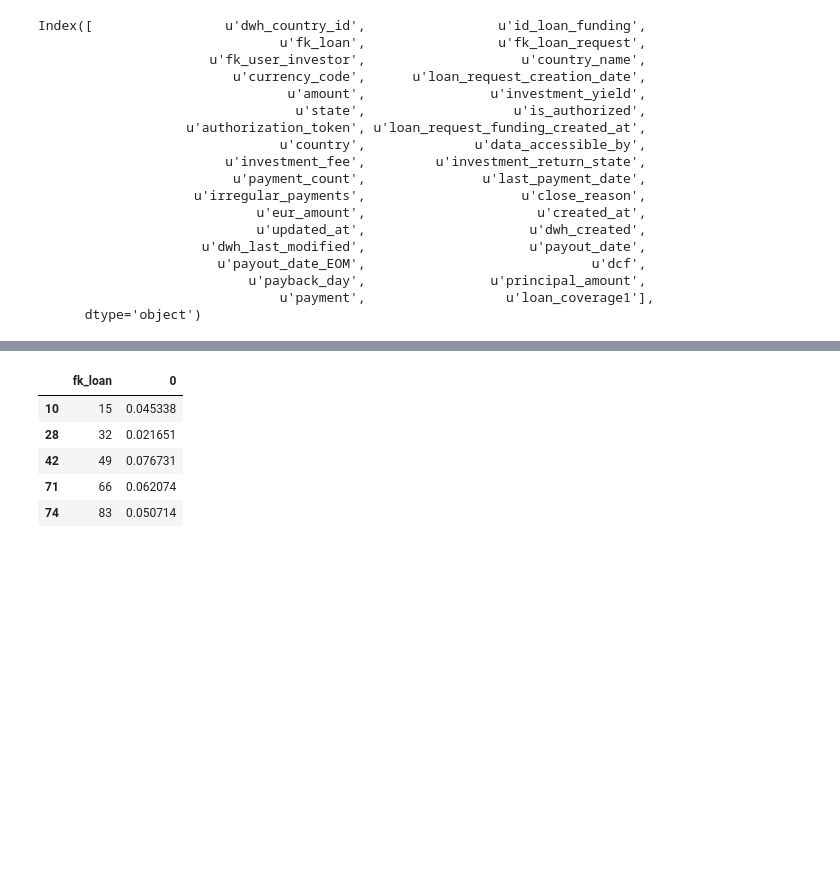
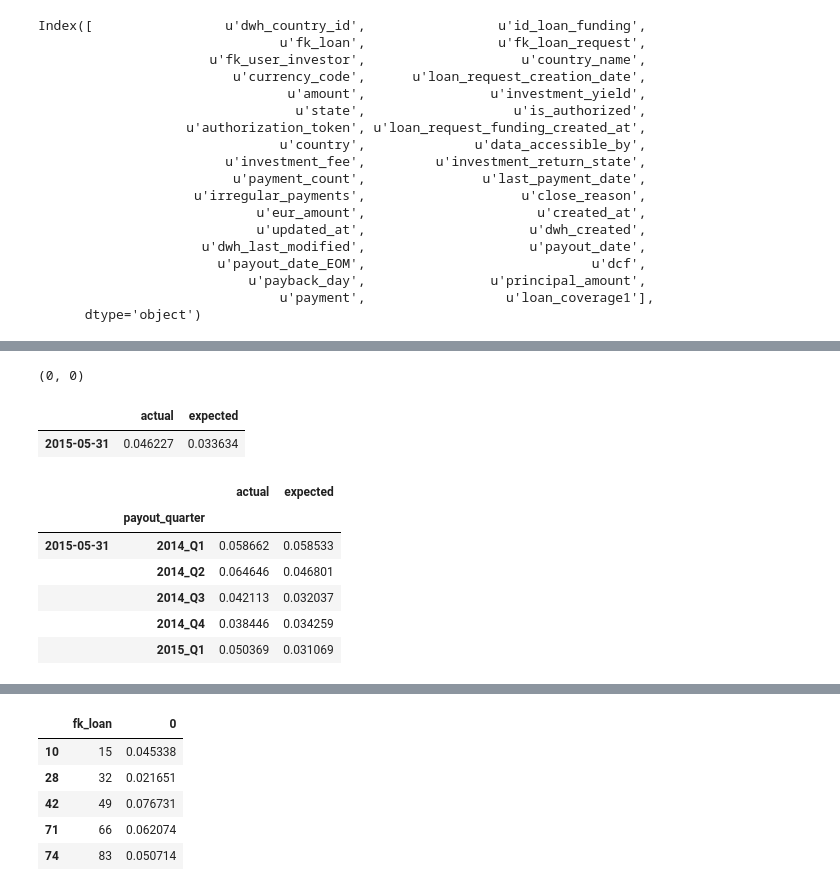
Before and after one commit to seanv507/IPython-Notebooks, a Jupyter notebook: returns01.ipynb, the cells around one changed output, grey strips where cells are left out. Drawn from its saved outputs; the diff is of its cells as text; code cells hidden in the pictures; blank space fills up the shorter version.

```diff
--- a/returns01.ipynb
+++ b/returns01.ipynb
@@ -240,0 +472,19 @@ Index([                 u'dwh_country_id',                 u'id_loan_funding',
+# %%
+act_irr.shape
+# %% [output]
+(0, 0)
+# %%
+ xirrs_overall
+# %% [output]
+|  | actual | expected |
+| 2015-05-31 | 0.046227 | 0.033634 |
+# %%
+xirrs_all[splits[0]]
+# %% [output]
+|  |  | actual | expected |
+|  | payout_quarter |  |  |
+| 2015-05-31 | 2014_Q1 | 0.058662 | 0.058533 |
+|  | 2014_Q2 | 0.064646 | 0.046801 |
+|  | 2014_Q3 | 0.042113 | 0.032037 |
+|  | 2014_Q4 | 0.038446 | 0.034259 |
+|  | 2015_Q1 | 0.050369 | 0.031069 |
```
Also changed, not shown: parts of 32 cells of this notebook.
